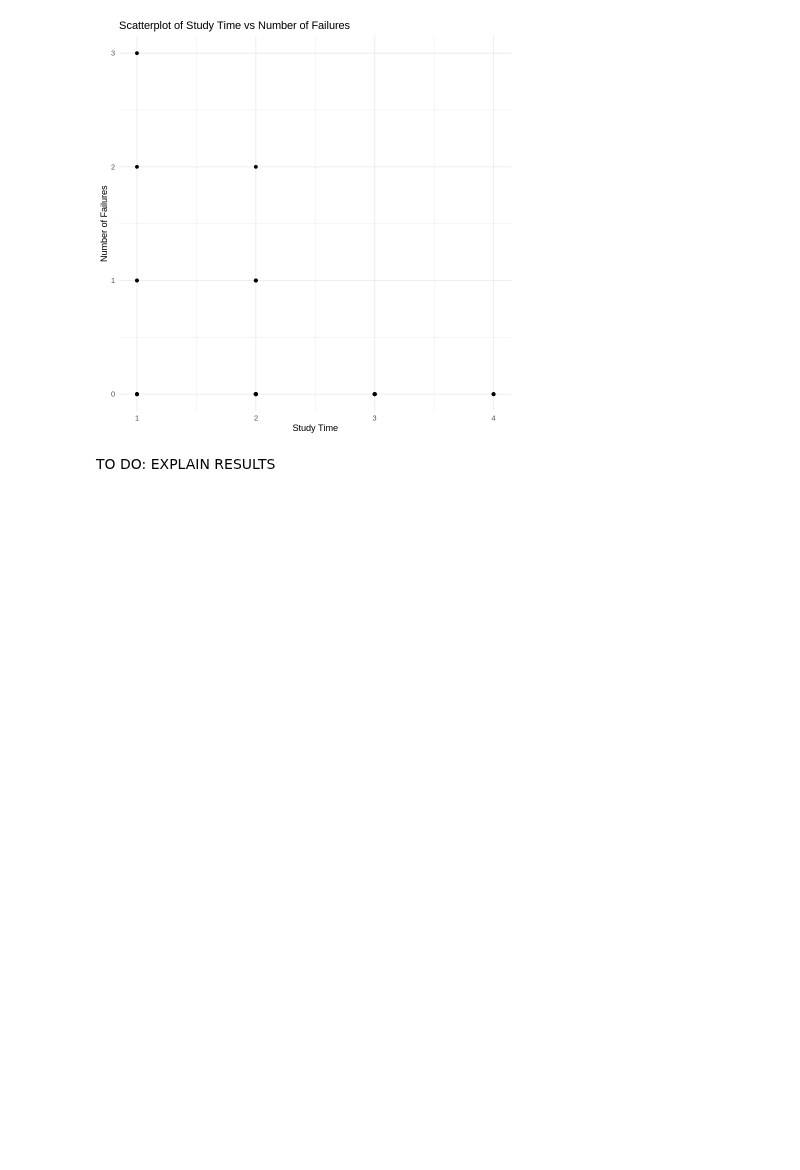
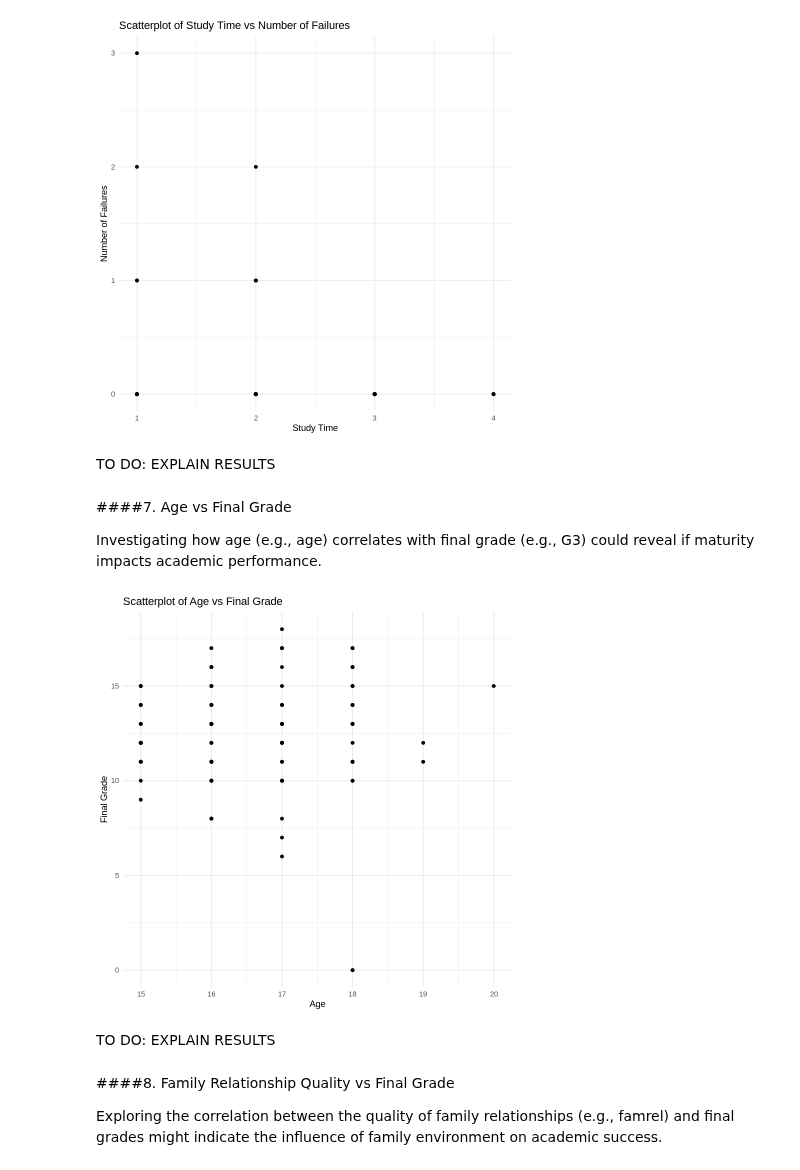
Before and after one commit to carlos-alves-one/Student-Performance-R, a Jupyter notebook: Regression_CW1.ipynb, the cells around one changed output. Drawn from its saved outputs; the diff is of its cells as text; code cells hidden in the pictures; blank space fills up the shorter version.

Commit message:
Scatterplot between Age vs Final Grade

```diff
--- a/Regression_CW1.ipynb
+++ b/Regression_CW1.ipynb
@@ -479,3 +479,24 @@ ggplot(train_set, aes(x = studytime.y, y = failures.y)) +
 [figure]
 # %% [markdown]
 TO DO: EXPLAIN RESULTS
+# %% [markdown]
+####7. Age vs Final Grade
+
+Investigating how age (e.g., age) correlates with final grade (e.g., G3) could reveal if maturity impacts academic performance.
+# %%
+# Load necessary library for plotting
+library(ggplot2)
+
+# Scatterplot between Age vs Final Grade
+ggplot(train_set, aes(x = age, y = G3.y)) +
+  geom_point() +
+  theme_minimal() +
+  labs(title = "Scatterplot of Age vs Final Grade", x = "Age", y = "Final Grade")
+# %% [output]
+[figure, added]
+# %% [markdown]
+TO DO: EXPLAIN RESULTS
+# %% [markdown]
+####8. Family Relationship Quality vs Final Grade
+
+Exploring the correlation between the quality of family relationships (e.g., famrel) and final grades might indicate the influence of family environment on academic success.
```
